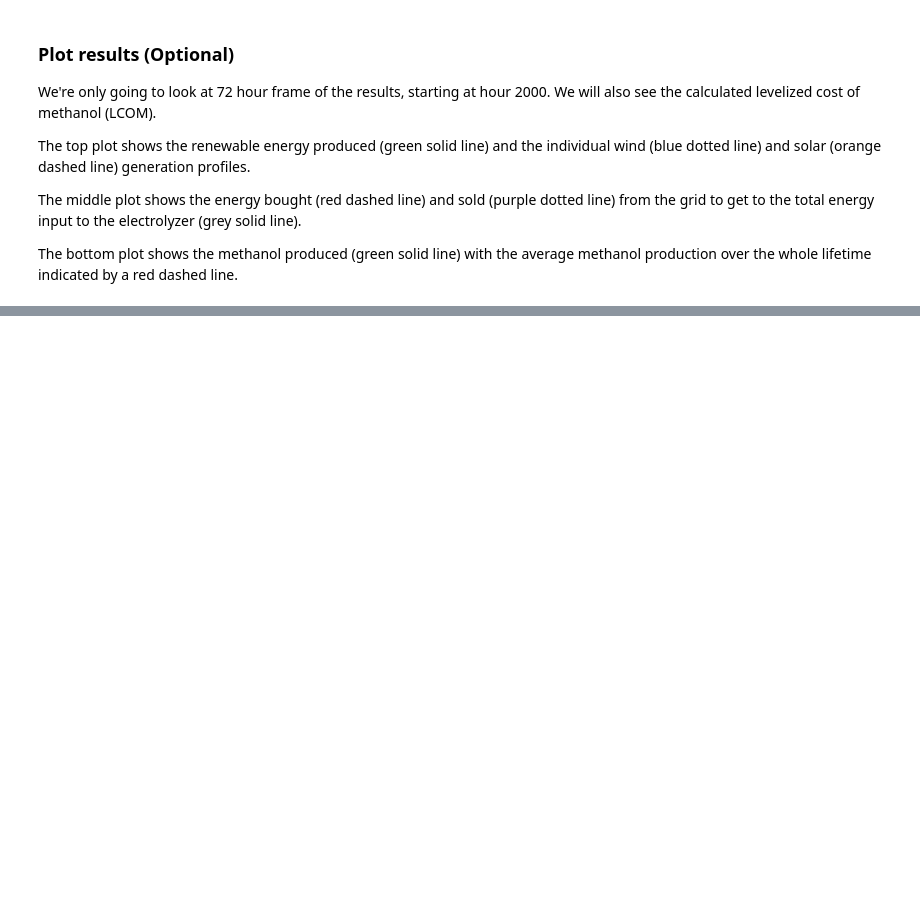
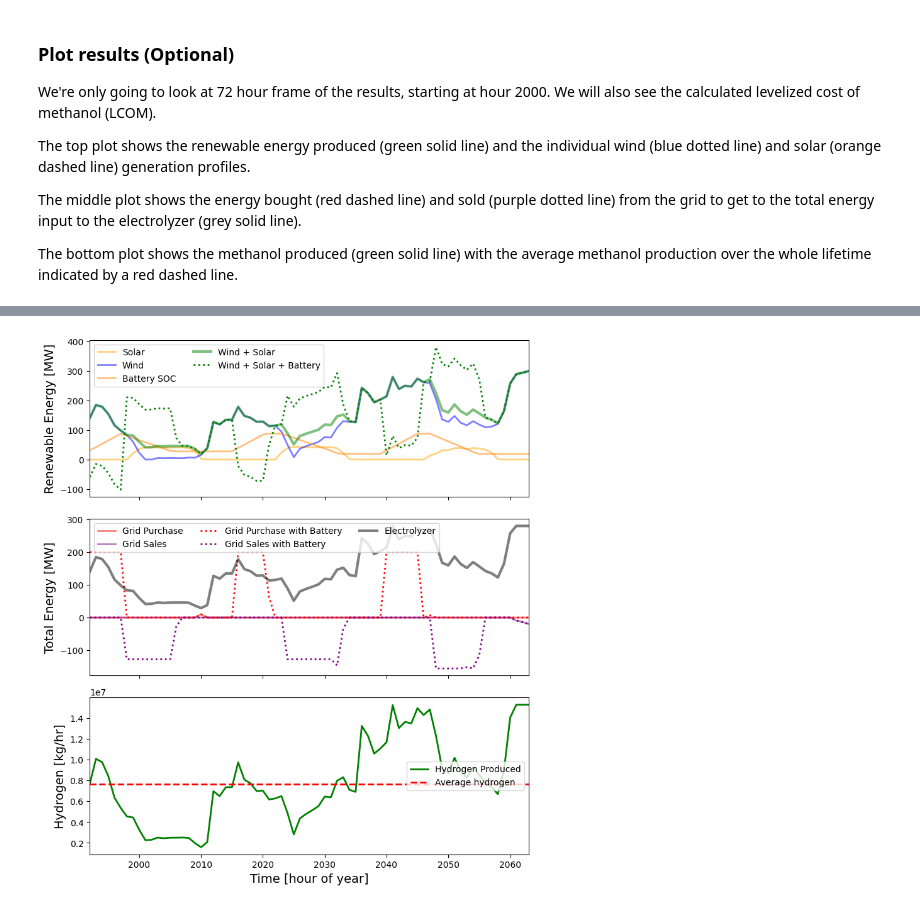
Before and after one commit to jmartin4nrel/HOPP-1, a Jupyter notebook: examples/09-methanol-modular.ipynb, the cells around one changed output, grey strips where cells are left out. Saved outputs shown, nothing was run; the diff lists cells and outputs as text; code cells hidden in the pictures; blank space fills up the shorter version.

Commit message:
Fake battery working

```diff
--- a/examples/09-methanol-modular.ipynb
+++ b/examples/09-methanol-modular.ipynb
@@ -24,6 +24,9 @@ Within the YAML configuration, you have the flexibility to define the plant's lo
 In this example, we use the Flatirons site as a sample location and configure the wind and solar data for this particular site using pre-existing data files.
 # %%
 hi = HoppInterface("./inputs/08-wind-solar-electrolyzer-fuel.yaml")
+
+hi.system.pv._system_model.SystemDesign.dc_ac_ratio = 1.28
+hi.system.pv._system_model.SystemDesign.losses = 14.3
 # %% [markdown]
 ### Use the fuel plant to size the wind, solar, co2 source, and electrolyzer
 
@@ -86,9 +89,10 @@ pv_cap_kw = overbuild_elec_kw*percent_pv/100/pv_cap_factor
 getattr(hi.system,'pv').value('system_capacity_kw',pv_cap_kw)
 
 # Calculate the electrolyzer and interconnect size needed based on an estimated capacity factor
-electrolyzer_cap_factor = 0.97
+electrolyzer_cap_factor = 0.90
 electrolyzer_cap_kw = total_elec_kw/electrolyzer_cap_factor
 sales_cap_kw = wind_cap_kw+pv_cap_kw-electrolyzer_cap_kw
+sales_cap_kw = max(1.,sales_cap_kw)
 getattr(hi.system,'grid').value('interconnect_kw',wind_cap_kw+pv_cap_kw)
 getattr(hi.system,'grid_sales').value('interconnect_kw',sales_cap_kw)
 getattr(hi.system,'grid_purchase').value('interconnect_kw',electrolyzer_cap_kw)
@@ -257,0 +245,69 @@ Carbon Intensity (CI), kg/kg-MeOH: 0.505
+# %%
+hour_start = 1992
+n_hours = 72
+hour_end = hour_start + n_hours
+
+fig,ax=plt.subplots(3,1,sharex=True)
+fig.set_figwidth(8.0)
+fig.set_figheight(9.0)
+
+batt_plant = hi_batt.system
+batt_solar_plant_power = np.array(batt_plant.pv.generation_profile)
+batt_wind_plant_power = np.array(batt_plant.wind.generation_profile)
+batt_power = np.array(batt_plant.battery.generation_profile)
+batt_SOC = np.array(batt_plant.battery.outputs.SOC)
+batt_plant_power = np.add(renewable_generation_profile,batt_power)
+batt_bought = np.maximum(0,electrolyzer_profile-batt_plant_power)
+batt_sold = -np.maximum(0,batt_plant_power-electrolyzer_profile)
+
+
+ax[0].plot(hours_of_year[hour_start:hour_end],batt_solar_plant_power[hour_start:hour_end]/1e3,lw=2,ls='-',c='orange',alpha=0.5,label='Solar')
+ax[0].plot(hours_of_year[hour_start:hour_end],batt_wind_plant_power[hour_start:hour_end]/1e3,lw=2,ls='-',c='blue',alpha=0.5,label='Wind')
+# ax[0].plot(hours_of_year[hour_start:hour_end],batt_power[hour_start:hour_end]/1e3,lw=2,ls='-',c=[.5,.5,0],label='Battery')
+ax[0].plot(hours_of_year[hour_start:hour_end],batt_SOC[hour_start:hour_end],lw=2,ls='-',c=[1,.5,0],alpha=0.5,label='Battery SOC')
+# ax[0].plot(hours_of_year[hour_start:hour_end],solar_plant_power[hour_start:hour_end]/1e3,lw=2,ls='--',c='orange',label='Solar')
+# ax[0].plot(hours_of_year[hour_start:hour_end],wind_plant_power[hour_start:hour_end]/1e3,lw=2,ls='--',c='blue',label='Wind')
+ax[0].plot(hours_of_year[hour_start:hour_end],renewable_generation_profile[hour_start:hour_end]/1e3,lw=3,alpha=0.5,c='green',label='Wind + Solar')
+ax[0].plot(hours_of_year[hour_start:hour_end],batt_plant_power[hour_start:hour_end]/1e3,lw=2,ls=':',c='green',label='Wind + Solar + Battery')
+ax[0].set_ylabel('Renewable Energy [MW]',fontsize=14)
+ax[0].set_xlim((hour_start,hour_end-1))
+ax[0].legend(ncol=2)
+
+# ax[1].plot(hours_of_year[hour_start:hour_end],renewable_generation_profile[hour_start:hour_end]/1e3,lw=2,alpha=0.5,c='green',label='Wind + Solar')
+# ax[0].plot(hours_of_year[hour_start:hour_end],batt_plant_power[hour_start:hour_end]/1e3,lw=2,c='green',label='Wind + Solar + Battery')
+ax[1].plot(hours_of_year[hour_start:hour_end],bought_power[hour_start:hour_end]/1e3,lw=2,alpha=0.5,c='red',label='Grid Purchase')
+ax[1].plot(hours_of_year[hour_start:hour_end],sold_power[hour_start:hour_end]/1e3,lw=2,alpha=0.5,c='purple',label='Grid Sales')
+ax[1].plot(hours_of_year[hour_start:hour_end],batt_bought[hour_start:hour_end]/1e3,lw=2,ls=':',c='red',label='Grid Purchase with Battery')
+ax[1].plot(hours_of_year[hour_start:hour_end],batt_sold[hour_start:hour_end]/1e3,lw=2,ls=':',c='purple',label='Grid Sales with Battery')
+ax[1].plot(hours_of_year[hour_start:hour_end],electrolyzer_profile[hour_start:hour_end]/1e3,lw=3,alpha=0.5,c='black',label='Electrolyzer')
+ax[1].set_ylabel('Total Energy [MW]',fontsize=14)
+ax[1].set_xlim((hour_start,hour_end-1))
+ax[1].legend(ncol=3)
+
+ax[2].plot(hours_of_year[hour_start:hour_end],hydrogen_production_kg_pr_hr[hour_start:hour_end],lw=2,c='green',label='Hydrogen Produced')
+ax[2].plot(hours_of_year[hour_start:hour_end],avg_h2_pr_hr*np.ones(n_hours),lw=2,ls='--',c='red',label='Average hydrogen')
+ax[2].legend(loc='center right')
+ax[2].set_ylabel('Hydrogen [kg/hr]',fontsize=14)
+ax[2].set_xlabel('Time [hour of year]',fontsize=14)
+ax[2].set_xlim((hour_start,hour_end-1))
+
+# ax[2].plot(hours_of_year[hour_start:hour_end],methanol_production_kg_pr_hr[hour_start:hour_end],lw=2,c='green',label='Methanol Produced')
+# ax[2].plot(hours_of_year[hour_start:hour_end],avg_meoh_pr_hr*np.ones(n_hours),lw=2,ls='--',c='red',label='Average methanol')
+# ax[2].legend(loc='center right')
+# ax[2].set_ylabel('Methanol [kg/hr]',fontsize=14)
+# ax[2].set_xlabel('Time [hour of year]',fontsize=14)
+# ax[2].set_xlim((hour_start,hour_end-1))
+
+fig.tight_layout()
+
+lb_kg = 2.208
+MJ_kg = 20.1
+MJ_MMBTU = 1055.
+
+print((np.sum(sum(sold_power)+sum(bought_power)))/np.sum(electrolyzer_profile))
+print("Annual methanol production, tonne/yr: {:f}".format(hi.system.fuel.annual_mass_kg/1000))
+print("Levelized cost of methanol (LCOM), $/kg: {:.3f}".format(hi.system.lc))
+print(hi.system.lc_breakdown)
+print("Carbon Intensity (CI), kg/kg-MeOH: {:.3f}".format(hi.system.lca['co2_kg_kg']))
+print(hi.system.lca_breakdown)
+# %% [output]
@@ -257,0 +320 @@ Carbon Intensity (CI), kg/kg-MeOH: 0.505
+[figure, added]
```
Also changed, not shown: parts of 8 cells of this notebook, 10 other files.
